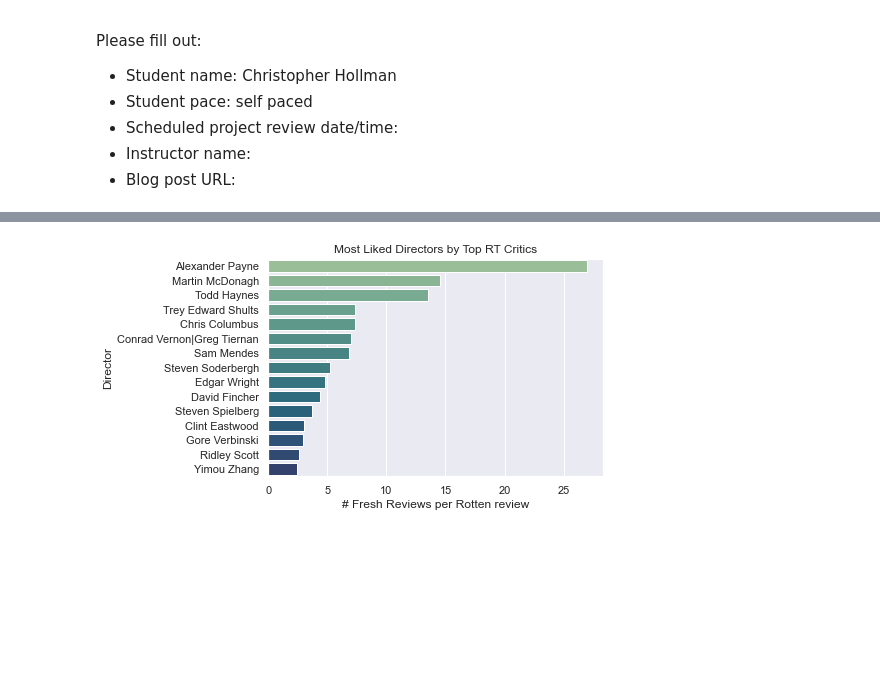
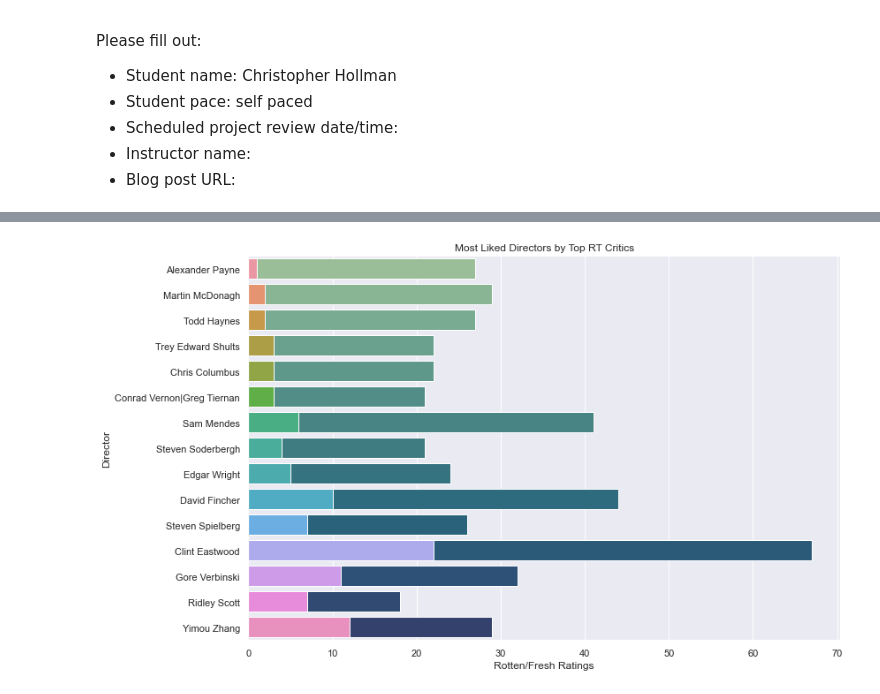
Before and after one commit to cmhollman/dsc-phase-1-project-v2-3, a Jupyter notebook: student.ipynb, the cells around one changed output, grey strips where cells are left out. Cells and saved outputs as stored; diff of their text form; code cells hidden in the pictures; blank space fills up the shorter version.

Commit message:
improved data vizualations

```diff
--- a/student.ipynb
+++ b/student.ipynb
@@ -165,6 +164,7 @@ months_grouped = months_grouped.filter(
 ['domestic_gross','worldwide_gross'], axis=1)
 # %%
 ##plotting average domestic and worldwide gross by month
+sns.set(rc={"figure.figsize":(12, 8)})
 sns.set_theme(style="darkgrid")
 sns.lineplot(data=months_grouped, palette='viridis');
 # %% [output]
@@ -172,9 +172,10 @@ SyntaxError: invalid syntax (<ipython-input-215-bbb8f7e12e5b>, line 4)
 # %%
 ##plotting average ROI of by genre
+sns.set(rc={"figure.figsize":(12, 8)})
 sns.set_theme(style="darkgrid")
 sns.barplot(
-y=genres_ROI.index, x="ROI",
-palette='crest',
-data=genres_grouped, orient="h").set(
+y = genres_ROI.index, x="ROI",
+palette ='crest',
+data = genres_ROI, orient="h").set(
 ylabel='Genres', title = "ROI by Genre");
 # %% [output]
@@ -182,5 +183,6 @@ ylabel='Genres', title = "ROI by Genre");
 # %%
 ##plotting average profit(worldwide gross-production budget) by genre
+sns.set(rc={"figure.figsize":(12, 8)})
 sns.set_style('darkgrid')
 sns.barplot(
 y=genres_profit.index,
@@ -196,14 +198,20 @@ title="Profit by Genre");
 # %%
 ##plotting top 15 directors by # of "fresh" ratings per "rotten" rating
+sns.set(rc={"figure.figsize":(12, 8)})
 sns.set_style('darkgrid')
-sns.barplot(
+s1 = sns.barplot(
 y=top_15_directors.index,
-x="fresh/rotten",
+x="fresh",
 palette='crest',
 data=top_15_directors,
-orient="h").set(
+orient="h")
+
+s2 = sns.barplot(
+y=top_15_directors.index,
+x='rotten',
+data=top_15_directors).set(
 ylabel="Director",
-xlabel="# Fresh Reviews per Rotten review",
-title="Most Liked Directors by Top RT Critics");
+xlabel="Rotten/Fresh Ratings",
+title="Most Liked Directors by Top RT Critics")
 # %% [output]
-[figure, old version]
+[figure, new version]
```
Also changed, not shown: parts of 5 cells of this notebook.
